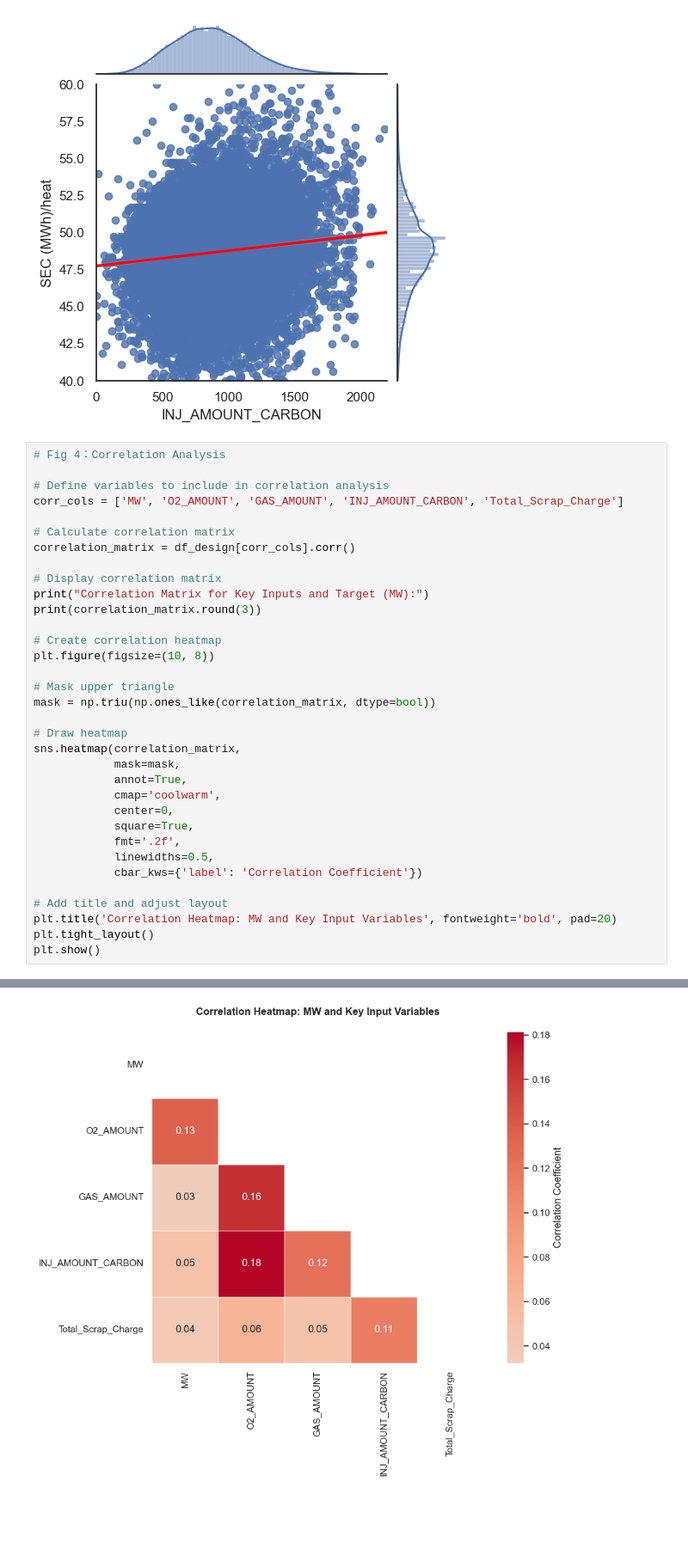
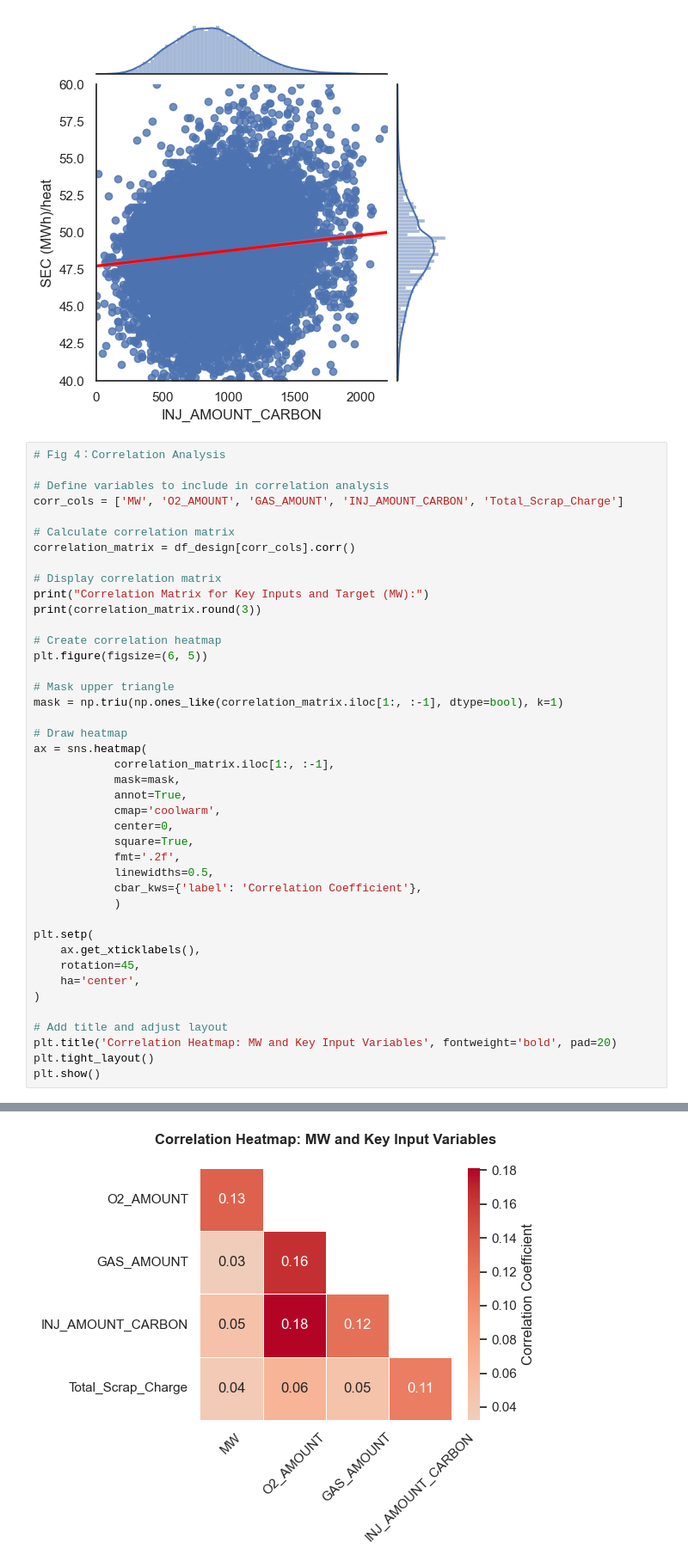
Before and after one commit to Jilai01/CHE1147-Team-8, a Jupyter notebook: EAF_data_preprocess_EDA.ipynb, the cells around one changed output, grey strips where cells are left out. Shown at 86% size. Saved outputs shown, nothing was run; the diff lists cells and outputs as text; blank space fills up the shorter version.

```diff
--- a/EAF_data_preprocess_EDA.ipynb
+++ b/EAF_data_preprocess_EDA.ipynb
@@ -702,42 +702,50 @@ print("Correlation Matrix for Key Inputs and Target (MW):")
 print(correlation_matrix.round(3))
 
 # Create correlation heatmap
-plt.figure(figsize=(10, 8))
+plt.figure(figsize=(6, 5))
 
 # Mask upper triangle
-mask = np.triu(np.ones_like(correlation_matrix, dtype=bool))
+mask = np.triu(np.ones_like(correlation_matrix.iloc[1:, :-1], dtype=bool), k=1)
 
 # Draw heatmap
-sns.heatmap(correlation_matrix,
+ax = sns.heatmap(
+            correlation_matrix.iloc[1:, :-1],
             mask=mask,
             annot=True,
             cmap='coolwarm',
             center=0,
             square=True,
             fmt='.2f',
             linewidths=0.5,
-            cbar_kws={'label': 'Correlation Coefficient'})
+            cbar_kws={'label': 'Correlation Coefficient'},
+            )
+
+plt.setp(
+    ax.get_xticklabels(),
+    rotation=45,
+    ha='center',
+)
 
 # Add title and adjust layout
 plt.title('Correlation Heatmap: MW and Key Input Variables', fontweight='bold', pad=20)
 plt.tight_layout()
 plt.show()
 # %% [output]
 Correlation Matrix for Key Inputs and Target (MW):
                        MW  O2_AMOUNT  GAS_AMOUNT  INJ_AMOUNT_CARBON  \
 MW                  1.000      0.134       0.033              0.049
 O2_AMOUNT           0.134      1.000       0.164              0.181
 GAS_AMOUNT          0.033      0.164       1.000              0.124
 INJ_AMOUNT_CARBON   0.049      0.181       0.124              1.000
 Total_Scrap_Charge  0.038      0.065       0.048              0.114
 
                     Total_Scrap_Charge
 MW                               0.038
 O2_AMOUNT                        0.065
 GAS_AMOUNT                       0.048
 INJ_AMOUNT_CARBON                0.114
 Total_Scrap_Charge               1.000
-[figure, old version]
+[figure, new version]
 # %%
 import numpy as np
 import matplotlib.pyplot as plt
```
Also changed, not shown: 1 other file.
